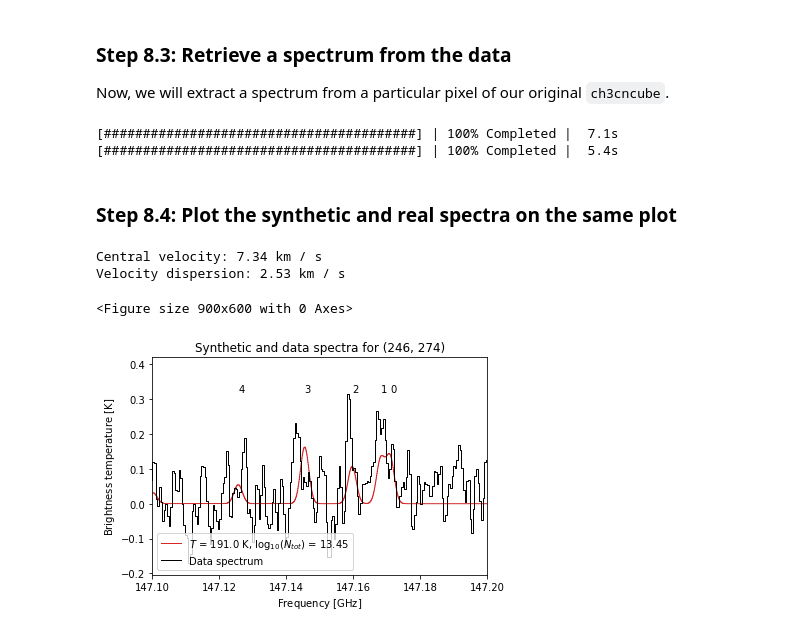
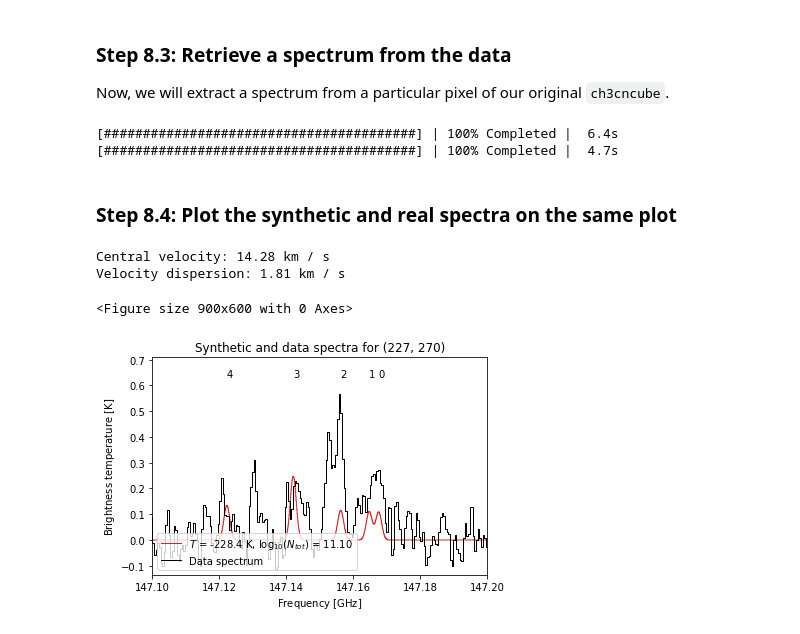
Before and after one commit to abulatek/brick, a Jupyter notebook: first_results/temperature_map/ProcessingTutorial.ipynb, the cells around one changed output. Saved outputs shown, nothing was run; the diff lists cells and outputs as text; code cells hidden in the pictures.

Commit message:
Retrieved better examples of good and bad pixels

```diff
--- a/first_results/temperature_map/ProcessingTutorial.ipynb
+++ b/first_results/temperature_map/ProcessingTutorial.ipynb
@@ -600,6 +600,6 @@ print(counter)
 ## Step 7: Walking through the math for an individual pixel
 # %%
 fig = plt.figure(dpi = 200) # I DEFINITELY shouldn't have to run this again
-pixel_x, pixel_y = 246, 274 # 339, 279
+pixel_x, pixel_y = 227, 270 # 178, 226 # 173, 219 # 246, 274 # 339, 279
 temperature, total_col_density = rotational_diagram(pixel_x, pixel_y, plot = True, save = True, plot_uncertainties = True)
 # %% [output]
@@ -657,8 +657,8 @@ Now, we will extract a spectrum from a particular pixel of our original `ch3cncu
 # %%
 data_sp = ch3cncube[:, pixel_y, pixel_x]
 # %% [output]
-[########################################] | 100% Completed |  7.1s
-[########################################] | 100% Completed |  5.4s
+[########################################] | 100% Completed |  6.4s
+[########################################] | 100% Completed |  4.7s
 # %%
 data_sp_K = data_sp.value * ch3cncube.jtok_factors()
 data_sp_K_pyspeckit = pyspeckit.Spectrum(xarr = ch3cncube.spectral_axis.to(u.GHz),
@@ -670,29 +670,29 @@ data_sp_K_pyspeckit = pyspeckit.Spectrum(xarr = ch3cncube.spectral_axis.to(u.GHz
 # %%
 fig = plt.figure(dpi = 150)
 mod_sp.plotter(label = f'$T$ = {temp:.1f}, $\log_{{10}}(N_{{tot}})$ = {N_tot:.2f}',
                color = 'tab:red', linewidth = 1) # $v_{{c}}$ = {v_cen:.2f}, $v_{{disp}}$ = {v_disp:.2f}
 data_sp_K_pyspeckit.plotter(axis=mod_sp.plotter.axis, clear = False, color = 'k', linewidth = 1,
                             xmin = fmin, xmax = fmax, #ymin = min([min(mod),min(data_sp)]) - 0.3, ymax = max([max(mod),max(data_sp)]) + 0.2,
                             label = 'Data spectrum',
                             xlabel = f"Frequency [{mod_sp.xarr.unit.to_string('latex_inline')}]",
                             ylabel = f"Brightness temperature [{mod_sp.unit.to_string('latex_inline')}]")
 
 for i in range(len(ch3cn_freqs)): # i is the index of the loop
     if ch3cn_freqs[i].to(u.GHz).value > (plt.xlim()[0] + 0.01) and ch3cn_freqs[i].to(u.GHz).value < (plt.xlim()[1] - 0.01):
         kmax = len(ch3cn_freqs) - 1 # Maximum rotational quantum number for the ladder
         kk = kmax - i # Get rotational quantum number of this iteration
         shifted_freq = (ch3cn_freqs[kmax - kk]-(((v_cen)/(constants.c.to(u.km/u.s)))*ch3cn_freqs[kmax - kk])).to(u.GHz) # Maybe okay?
 
-        plt.text(shifted_freq.value, plt.ylim()[1]-0.1, str(kk))
+        plt.text(shifted_freq.value, plt.ylim()[1]-0.075, str(kk))
 
 plt.title(f"Synthetic and data spectra for ({pixel_x}, {pixel_y})")
 plt.legend(loc = "lower left")
 data_sp_K_pyspeckit.plotter.savefig(f'../figures/ch3cn_spec_datasynth_x{pixel_x}y{pixel_y}.pdf')
 
 print(f"Central velocity: {v_cen:.2f}")
 print(f"Velocity dispersion: {v_disp:.2f}")
 # %% [output]
-Central velocity: 7.34 km / s
-Velocity dispersion: 2.53 km / s
+Central velocity: 14.28 km / s
+Velocity dispersion: 1.81 km / s
 <Figure size 900x600 with 0 Axes>
-[figure, old version]
+[figure, new version]
```
Also changed, not shown: parts of 2 cells of this notebook, 9 other files.
